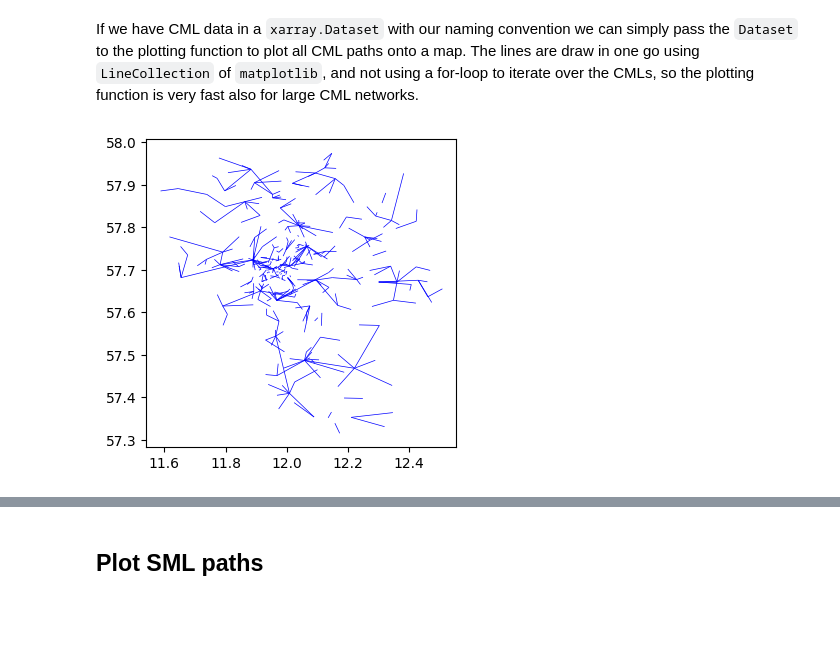
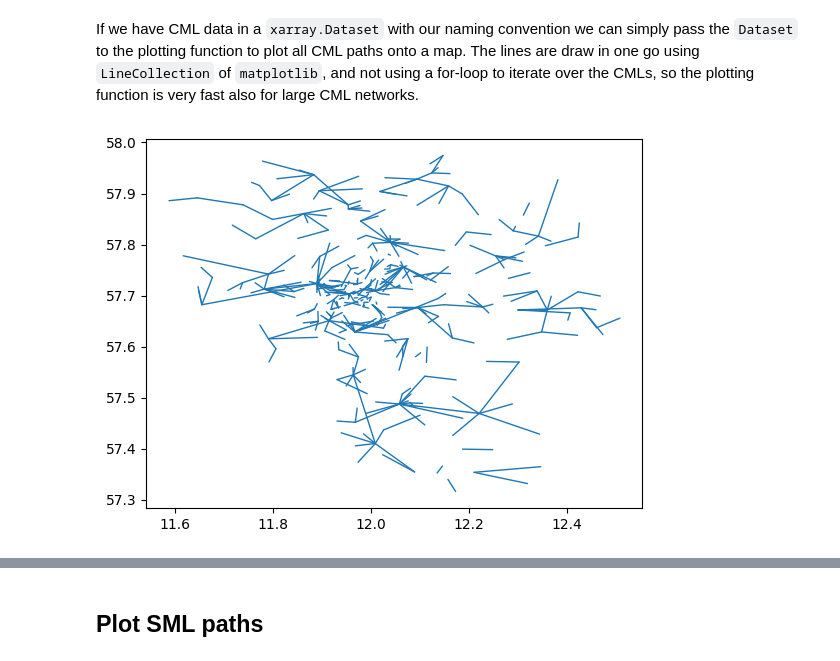
Before and after one commit to OpenSenseAction/poligrain, a Jupyter notebook: docs/notebooks/Plotting.ipynb, the cells around one changed output, grey strips where cells are left out. Cells and saved outputs as stored; diff of their text form; code cells hidden in the pictures; blank space fills up the shorter version.

```diff
--- a/docs/notebooks/Plotting.ipynb
+++ b/docs/notebooks/Plotting.ipynb
@@ -16,10 +13,3 @@ import poligrain as plg
 ## Plot CML paths
 # %% [markdown]
 If we have CML data in a `xarray.Dataset` with our naming convention we can simply pass the `Dataset` to the plotting function to plot all CML paths onto a map. The lines are draw in one go using `LineCollection` of `matplotlib`, and not using a for-loop to iterate over the CMLs, so the plotting function is very fast also for large CML networks.
-# %%
-ds_cmls = xr.open_dataset("../../tests/test_data/openMRG_CML_180minutes.nc")
-
-fig, ax = plt.subplots(figsize=(4, 4))
-lines = plg.plot_map.plot_lines(ds_cmls, line_width=0.5, ax=ax, line_color="b");
-# %% [output]
-[figure, removed]
@@ -25,0 +18,4 @@ lines = plg.plot_map.plot_lines(ds_cmls, line_width=0.5, ax=ax, line_color="b");
+# %%
+plg.plot_map.plot_lines(ds_cmls);
+# %% [output]
+[figure, added]
```
Also changed, not shown: parts of 8 cells of this notebook, 5 other files.
